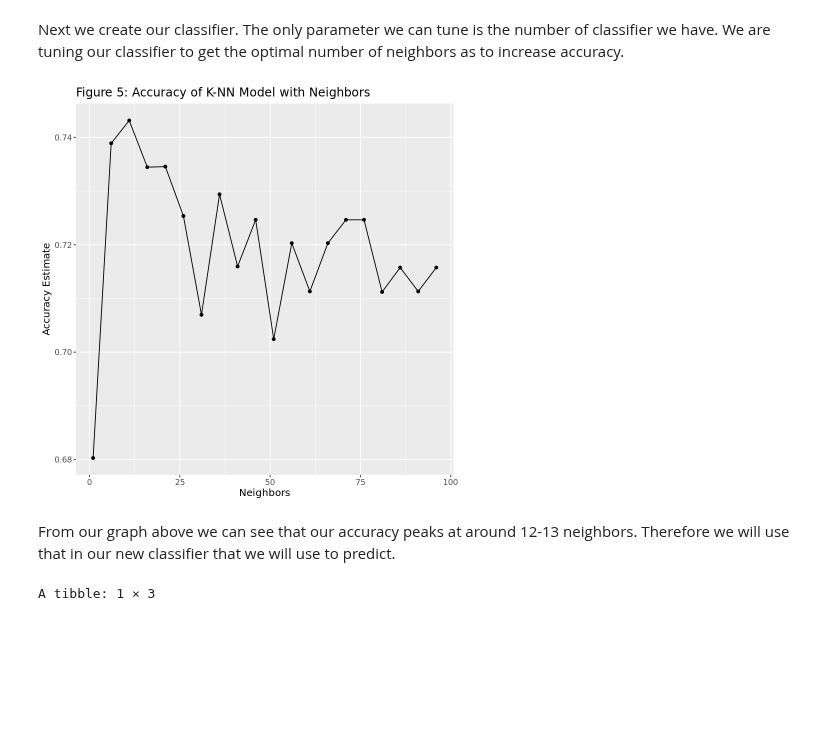
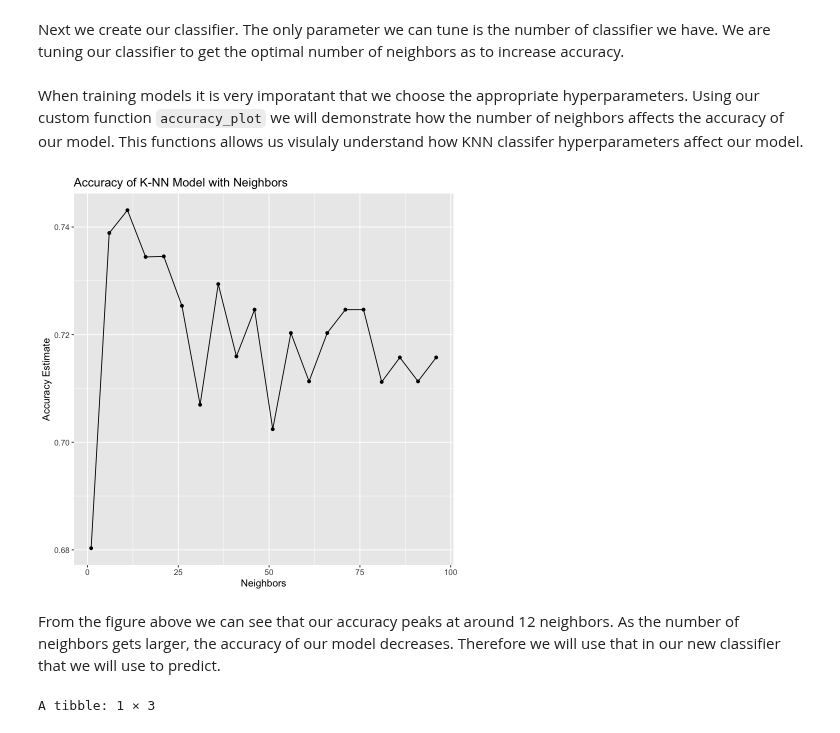
Before and after one commit to DSCI-310/DSCI-310-Group-2, a Jupyter notebook: src/Predicting_Heart_Disease.ipynb, the cells around one changed output. Saved outputs shown, nothing was run; the diff lists cells and outputs as text; code cells hidden in the pictures; blank space fills up the shorter version.

```diff
--- a/src/Predicting_Heart_Disease.ipynb
+++ b/src/Predicting_Heart_Disease.ipynb
@@ -138,4 +123,0 @@ Instead of R recognizing our missing values, we have a question mark. We need to
-# %%
-heart_disease[heart_disease == "?"] <- NA
-
-#code inspired from: https://statisticsglobe.com/replace-character-value-with-na-in-r
@@ -157,5 +124,5 @@ colMeans(is.na(heart_disease))
 # %%
-heart_disease_clean <- na.omit(heart_disease)
+heart_disease_clean <- clean_data(heart_disease)
 # %%
 colMeans(is.na(heart_disease_clean))
 # %% [output]
@@ -351,21 +318,18 @@ knn_results <- workflow() %>%
 
 accuracies <- knn_results %>%
     filter(.metric == "accuracy")
+# %% [markdown]
+When training models it is very imporatant that we choose the appropriate hyperparameters. Using our custom function `accuracy_plot` we will demonstrate how the number of neighbors affects the accuracy of our model. This functions allows us visulaly understand how KNN classifer hyperparameters affect our model.
 # %%
 set.seed(321)
 
-accuracy_vs_k <- ggplot(accuracies, aes(x = neighbors, y = mean)) +
-    geom_point() +
-    geom_line() +
-    labs(x = "Neighbors", y = "Accuracy Estimate") +
-    theme(text = element_text(size = 12)) +
-    ggtitle("Figure 5: Accuracy of K-NN Model with Neighbors")
+accuracy_vs_k <- accuracy_plot(accuracies)
 
 accuracy_vs_k
 # %% [output]
-[figure, old version]
+[figure, new version]
 # %% [markdown]
-From our graph above we can see that our accuracy peaks at around 12-13 neighbors. Therefore we will use that in our new classifier that we will use to predict.
+From the figure above we can see that our accuracy peaks at around 12 neighbors. As the number of neighbors gets larger, the accuracy of our model decreases. Therefore we will use that in our new classifier that we will use to predict.
 # %%
 set.seed(321)
 
```
Also changed, not shown: parts of 12 cells of this notebook.
